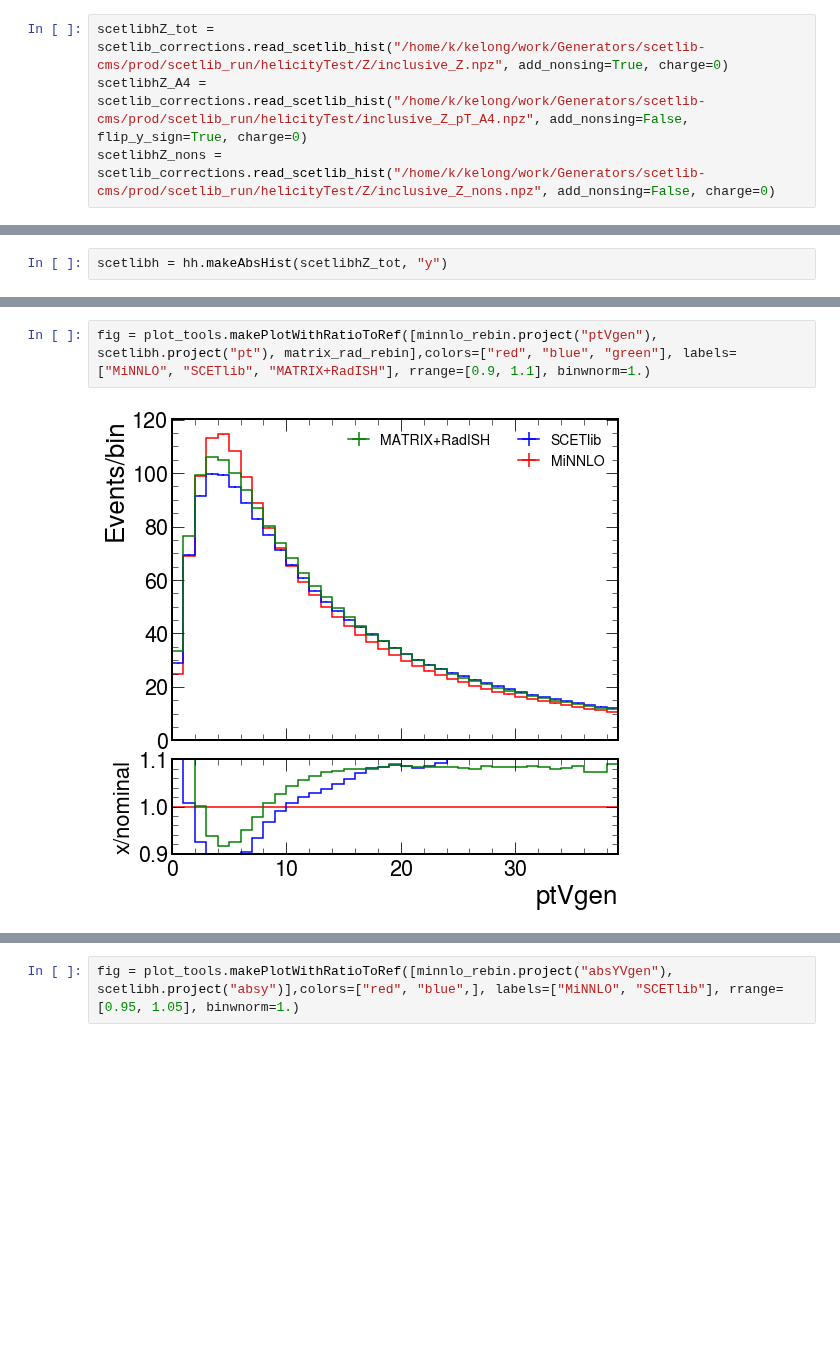
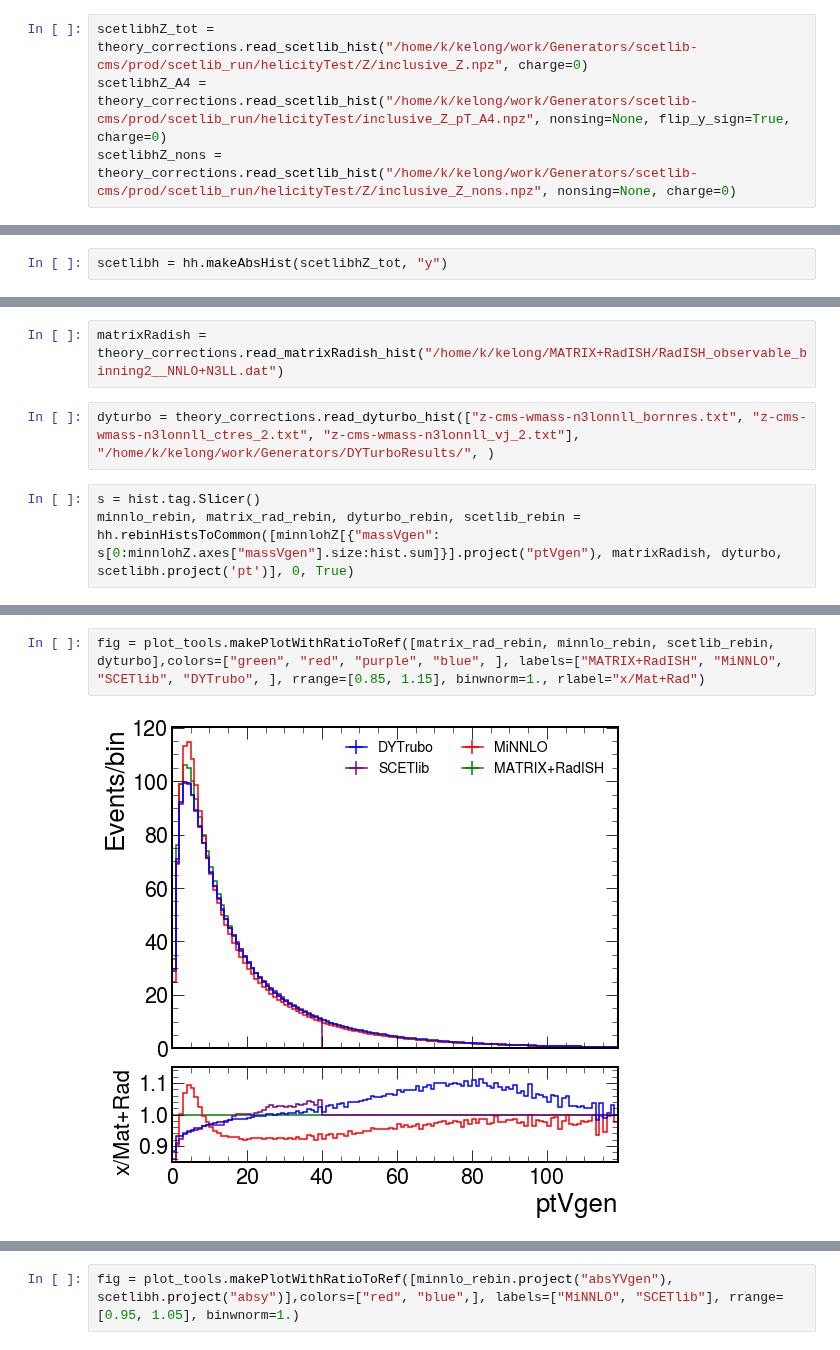
Before and after one commit to WMass/WRemnants, a Jupyter notebook: notebooks/scetlib.ipynb, the cells around one changed output, grey strips where cells are left out. Saved outputs shown, nothing was run; the diff lists cells and outputs as text; blank space fills up the shorter version.

Commit message:
Read MATRIX/DYTurbo output directly

```diff
--- a/notebooks/scetlib.ipynb
+++ b/notebooks/scetlib.ipynb
@@ -37,4 +29,4 @@ dict_keys(['WplusmunuPostVFP', 'Wplusmunu_bugfix'])
 # %%
-scetlibhZ_tot = scetlib_corrections.read_scetlib_hist("/home/k/kelong/work/Generators/scetlib-cms/prod/scetlib_run/helicityTest/Z/inclusive_Z.npz", add_nonsing=True, charge=0)
-scetlibhZ_A4 = scetlib_corrections.read_scetlib_hist("/home/k/kelong/work/Generators/scetlib-cms/prod/scetlib_run/helicityTest/inclusive_Z_pT_A4.npz", add_nonsing=False, flip_y_sign=True, charge=0)
-scetlibhZ_nons = scetlib_corrections.read_scetlib_hist("/home/k/kelong/work/Generators/scetlib-cms/prod/scetlib_run/helicityTest/Z/inclusive_Z_nons.npz", add_nonsing=False, charge=0)
+scetlibhZ_tot = theory_corrections.read_scetlib_hist("/home/k/kelong/work/Generators/scetlib-cms/prod/scetlib_run/helicityTest/Z/inclusive_Z.npz", charge=0)
+scetlibhZ_A4 = theory_corrections.read_scetlib_hist("/home/k/kelong/work/Generators/scetlib-cms/prod/scetlib_run/helicityTest/inclusive_Z_pT_A4.npz", nonsing=None, flip_y_sign=True, charge=0)
+scetlibhZ_nons = theory_corrections.read_scetlib_hist("/home/k/kelong/work/Generators/scetlib-cms/prod/scetlib_run/helicityTest/Z/inclusive_Z_nons.npz", nonsing=None, charge=0)
@@ -88,0 +55,7 @@ ratio2D = hh.divideHists(scetlibh.project("pt"), ratioh.project("pt"))
+# %%
+matrixRadish = theory_corrections.read_matrixRadish_hist("/home/k/kelong/MATRIX+RadISH/RadISH_observable_binning2__NNLO+N3LL.dat")
+# %%
+dyturbo = theory_corrections.read_dyturbo_hist(["z-cms-wmass-n3lonnll_bornres.txt", "z-cms-wmass-n3lonnll_ctres_2.txt", "z-cms-wmass-n3lonnll_vj_2.txt"], "/home/k/kelong/work/Generators/DYTurboResults/", )
+# %%
+s = hist.tag.Slicer()
+minnlo_rebin, matrix_rad_rebin, dyturbo_rebin, scetlib_rebin = hh.rebinHistsToCommon([minnlohZ[{"massVgen": s[0:minnlohZ.axes["massVgen"].size:hist.sum]}].project("ptVgen"), matrixRadish, dyturbo, scetlibh.project('pt')], 0, True)
@@ -89,4 +76,4 @@ ratio2D = hh.divideHists(scetlibh.project("pt"), ratioh.project("pt"))
 # %%
-fig = plot_tools.makePlotWithRatioToRef([minnlo_rebin.project("ptVgen"), scetlibh.project("pt"), matrix_rad_rebin],colors=["red", "blue", "green"], labels=["MiNNLO", "SCETlib", "MATRIX+RadISH"], rrange=[0.9, 1.1], binwnorm=1.)
+fig = plot_tools.makePlotWithRatioToRef([matrix_rad_rebin, minnlo_rebin, scetlib_rebin, dyturbo],colors=["green", "red", "purple", "blue", ], labels=["MATRIX+RadISH", "MiNNLO", "SCETlib", "DYTrubo", ], rrange=[0.85, 1.15], binwnorm=1., rlabel="x/Mat+Rad")
 # %% [output]
-[figure, old version]
+[figure, new version]
```
Also changed, not shown: parts of 111 cells of this notebook, 9 other files.
